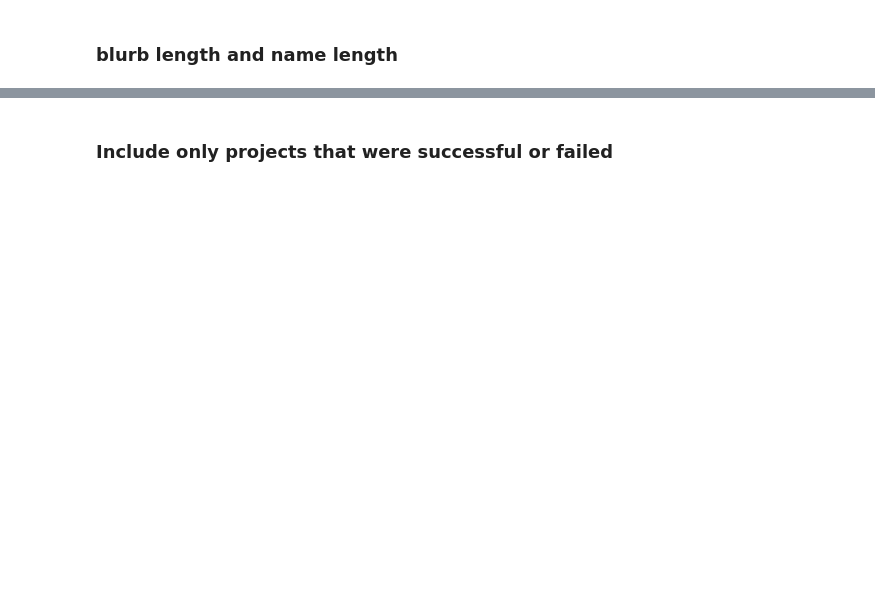
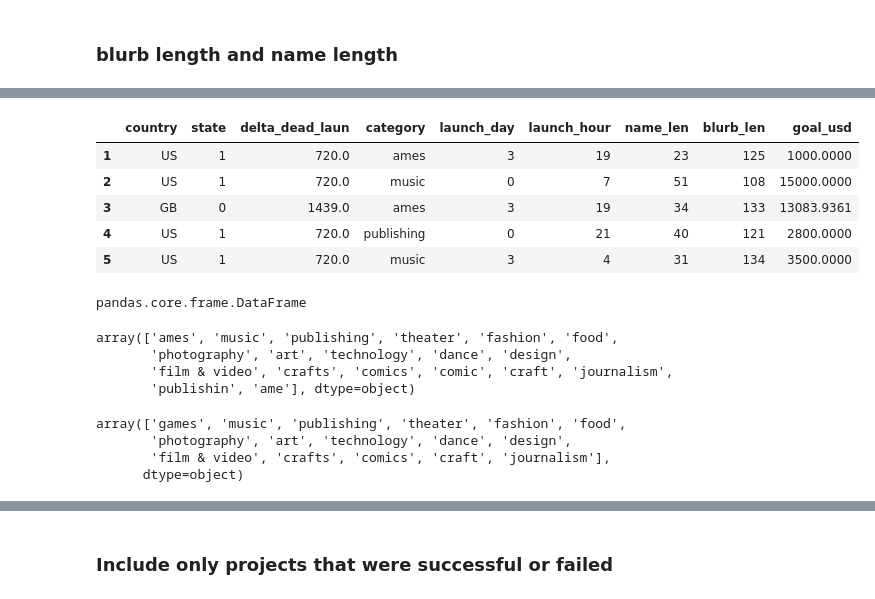
Before and after one commit to laurantirkh/kickstarter-ml, a Jupyter notebook: walkthrough.ipynb, the cells around one changed output, grey strips where cells are left out. Drawn from its saved outputs; the diff is of its cells as text; code cells hidden in the pictures; blank space fills up the shorter version.

```diff
--- a/walkthrough.ipynb
+++ b/walkthrough.ipynb
@@ -263,0 +307,11 @@ TypeError: object of type 'float' has no len()
+# %%
+df.drop(['blurb', 'deadline', 'fx_rate', 'goal', 'launched_at', 'location', 'name'], axis=1, inplace=True)
+# %%
+df.head()
+# %% [output]
+|  | country | state | delta_dead_laun | category | launch_day | launch_hour | name_len | blurb_len | goal_usd |
+| 1 | US | 1 | 720.0 | ames | 3 | 19 | 23 | 125 | 1000.0000 |
+| 2 | US | 1 | 720.0 | music | 0 | 7 | 51 | 108 | 15000.0000 |
+| 3 | GB | 0 | 1439.0 | ames | 3 | 19 | 34 | 133 | 13083.9361 |
+| 4 | US | 1 | 720.0 | publishing | 0 | 21 | 40 | 121 | 2800.0000 |
+| 5 | US | 1 | 720.0 | music | 3 | 4 | 31 | 134 | 3500.0000 |
@@ -263,0 +320,11 @@ TypeError: object of type 'float' has no len()
+# %%
+type(cat_backup)
+# %% [output]
+pandas.core.frame.DataFrame
+# %%
+cat_backup['category'].unique()
+# %% [output]
+array(['ames', 'music', 'publishing', 'theater', 'fashion', 'food',
+       'photography', 'art', 'technology', 'dance', 'design',
+       'film & video', 'crafts', 'comics', 'comic', 'craft', 'journalism',
+       'publishin', 'ame'], dtype=object)
@@ -263,0 +333,7 @@ TypeError: object of type 'float' has no len()
+# %%
+cat_backup['category'].unique()
+# %% [output]
+array(['games', 'music', 'publishing', 'theater', 'fashion', 'food',
+       'photography', 'art', 'technology', 'dance', 'design',
+       'film & video', 'crafts', 'comics', 'craft', 'journalism'],
+      dtype=object)
```
Also changed, not shown: parts of 32 cells of this notebook.
